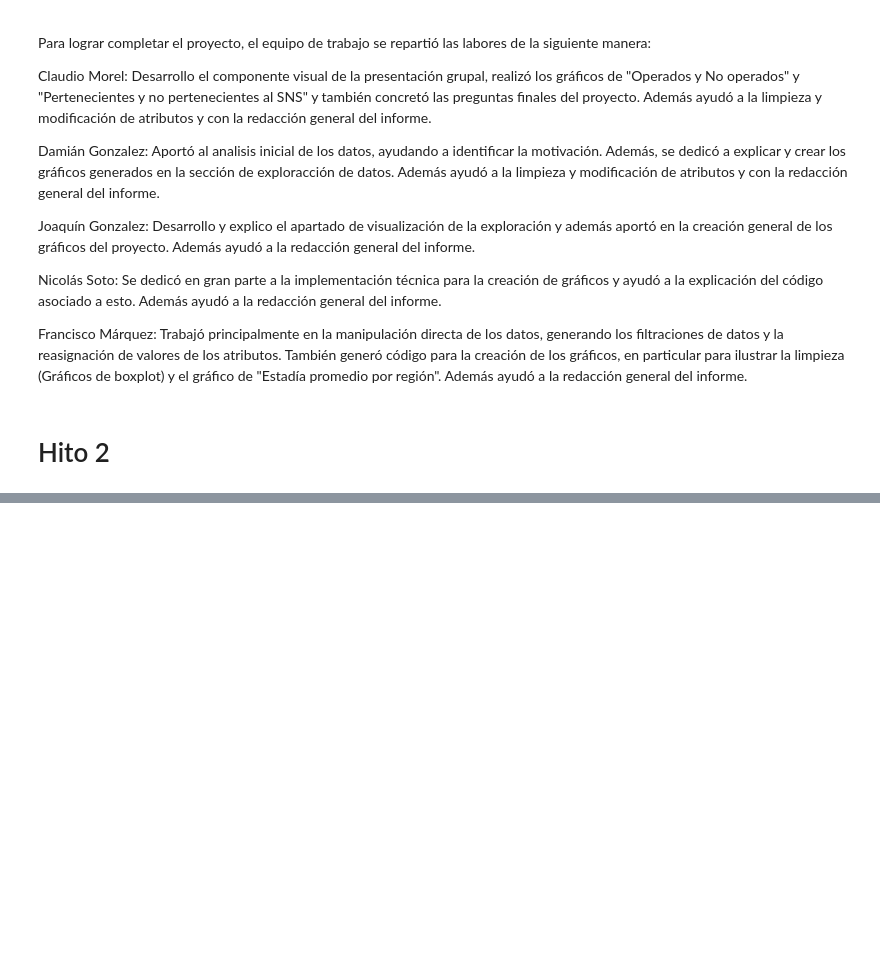
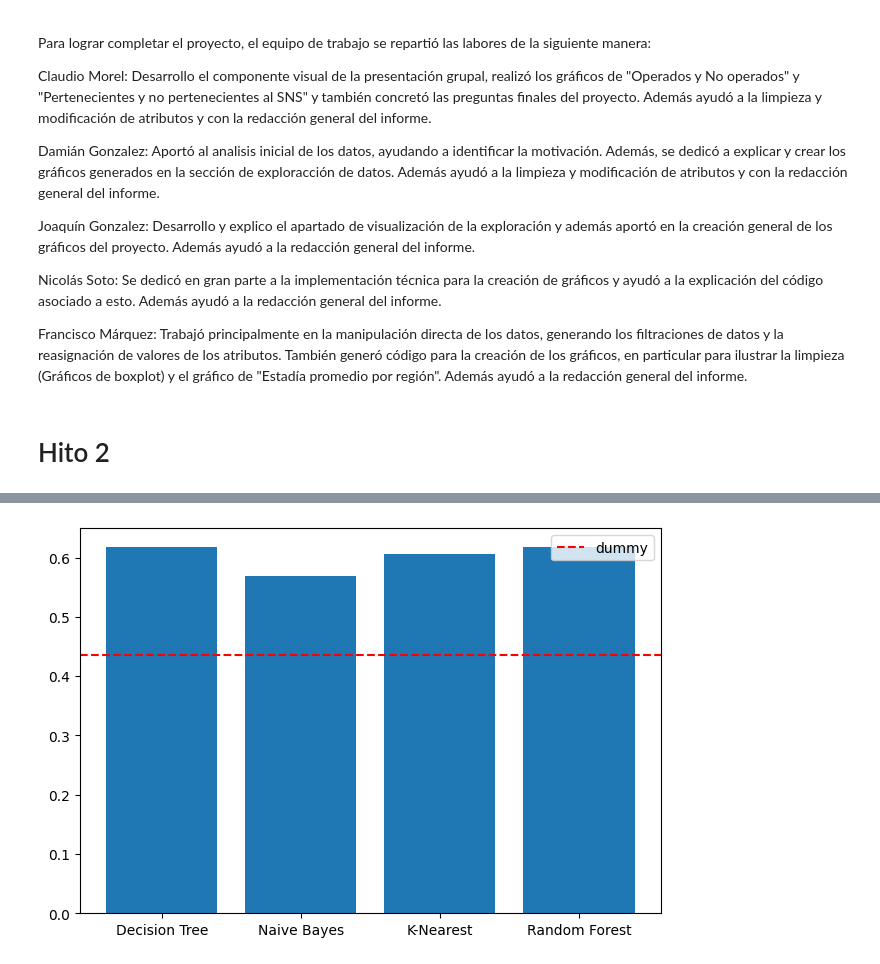
Before and after one commit to fco-marquez/proyecto-mineria, a Jupyter notebook: Hito2.ipynb, the cells around one changed output, grey strips where cells are left out. Saved outputs shown, nothing was run; the diff lists cells and outputs as text; code cells hidden in the pictures; blank space fills up the shorter version.

```diff
--- a/Hito2.ipynb
+++ b/Hito2.ipynb
@@ -344,0 +655,10 @@ Francisco Márquez: Trabajó principalmente en la manipulación directa de los d
+# %%
+from sklearn.ensemble import RandomForestClassifier
+rd_clf = RandomForestClassifier()
+
+rd_clf.fit(X_train, y_train)
+
+y_pred = rd_clf.predict(X_test)
+
+rd_acc = accuracy_score(y_test, y_pred)
+print(classification_report(y_test, y_pred))
@@ -344,0 +676,10 @@ Francisco Márquez: Trabajó principalmente en la manipulación directa de los d
+# %%
+from sklearn.neighbors import KNeighborsClassifier
+kn_clf = KNeighborsClassifier(n_neighbors=5)
+
+kn_clf.fit(X_train, y_train)
+
+y_pred = kn_clf.predict(X_test)
+
+kn_acc = accuracy_score(y_test, y_pred)
+print(classification_report(y_test, y_pred))
@@ -344,0 +697,10 @@ Francisco Márquez: Trabajó principalmente en la manipulación directa de los d
+# %%
+from sklearn.dummy import DummyClassifier
+dm_clf = DummyClassifier(strategy='stratified')
+
+dm_clf.fit(X_train, y_train)
+
+y_pred = dm_clf.predict(X_test)
+
+dm_acc = accuracy_score(y_test, y_pred)
+print(classification_report(y_test, y_pred))
@@ -344,0 +718,16 @@ Francisco Márquez: Trabajó principalmente en la manipulación directa de los d
+# %%
+dt_acc = accuracy_score(y_test, clf.predict(X_test))
+
+fig, ax = plt.subplots(figsize=(7.5, 5))
+
+accuracies = [dt_acc, nb_acc, kn_acc, rd_acc]
+classifires = ['Decision Tree', 'Naive Bayes', 'K-Nearest',  'Random Forest']
+
+ax.bar(classifires, accuracies)
+ax.axhline(dm_acc, color='r', linestyle='--', label='dummy')
+
+ax.legend()
+
+plt.show()
+# %% [output]
+[figure, added]
```
Also changed, not shown: parts of 37 cells of this notebook, 1 other file.
